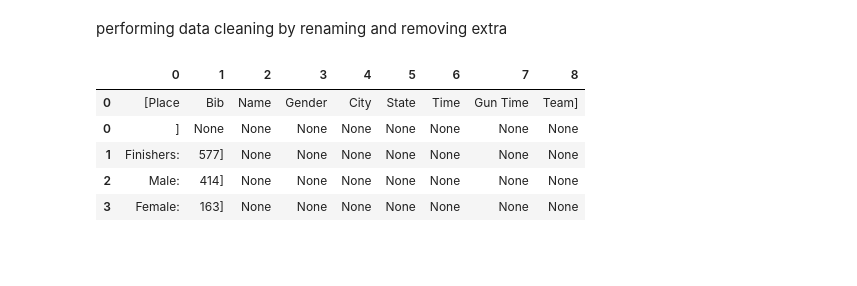
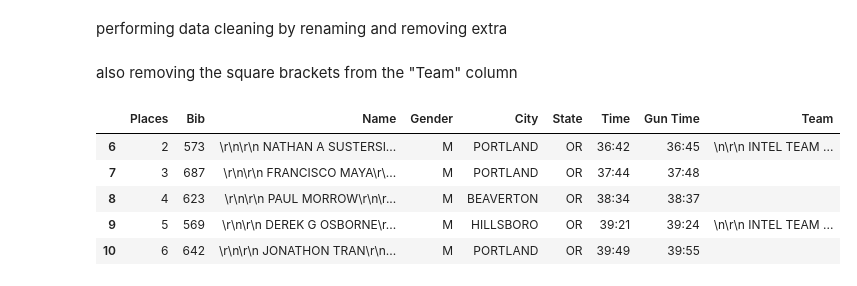
Before and after one commit to Imrkraghu/web-scraping, a Jupyter notebook: web scraping using Beatiful soup part-1_2/webscraping.ipynb, the cells around one changed output. Drawn from its saved outputs; the diff is of its cells as text; code cells hidden in the pictures; blank space fills up the shorter version.

```diff
--- a/web scraping using Beatiful soup part-1_2/webscraping.ipynb
+++ b/web scraping using Beatiful soup part-1_2/webscraping.ipynb
@@ -292,0 +295,3 @@ memory usage: 45.5+ KB
+# %%
+df6 = df5.dropna(axis =0, how = 'any')
+print(df6.head(20))
@@ -292,0 +318,3 @@ memory usage: 45.5+ KB
+# %%
+df7 = df6.drop(df6.index[0])
+df7.head()
@@ -293,16 +328,19 @@ memory usage: 45.5+ KB
 # %% [markdown]
 performing data cleaning by renaming and removing extra
+# %% [markdown]
+also removing the square brackets from the "Team" column
 # %%
 
-df5.rename(columns={'[P5ace': 'Place'},inplace=True)
-df5.rename(columns={' Team]': 'Team'},inplace=True)
-df5.rename(columns={'Gun Time ':'GunTime'},inplace=True)
-df5.rename(columns={'Place':'Places'},inplace=True)
-df5.head()
+df7.rename(columns={'[Place': 'Place'},inplace=True)
+df7.rename(columns={' Team]': 'Team'},inplace=True)
+df7.rename(columns={'Gun Time ':'GunTime'},inplace=True)
+df7.rename(columns={'Place':'Places'},inplace=True)
+df7['Team'] = df7['Team'].str.strip(']')
+df7.head()
 # %% [output]
-|  | 0 | 1 | 2 | 3 | 4 | 5 | 6 | 7 | 8 |
-| 0 | [Place | Bib | Name | Gender | City | State | Time | Gun Time | Team] |
-| 0 | ] | None | None | None | None | None | None | None | None |
-| 1 | Finishers: | 577] | None | None | None | None | None | None | None |
-| 2 | Male: | 414] | None | None | None | None | None | None | None |
-| 3 | Female: | 163] | None | None | None | None | None | None | None |
+|  | Places | Bib | Name | Gender | City | State | Time | Gun Time | Team |
+| 6 | 2 | 573 | \r\n\r\n NATHAN A SUSTERSI... | M | PORTLAND | OR | 36:42 | 36:45 | \n\r\n INTEL TEAM ... |
+| 7 | 3 | 687 | \r\n\r\n FRANCISCO MAYA\r\... | M | PORTLAND | OR | 37:44 | 37:48 |  |
+| 8 | 4 | 623 | \r\n\r\n PAUL MORROW\r\n\r... | M | BEAVERTON | OR | 38:34 | 38:37 |  |
+| 9 | 5 | 569 | \r\n\r\n DEREK G OSBORNE\r... | M | HILLSBORO | OR | 39:21 | 39:24 | \n\r\n INTEL TEAM ... |
+| 10 | 6 | 642 | \r\n\r\n JONATHON TRAN\r\n... | M | PORTLAND | OR | 39:49 | 39:55 |  |
```
Also changed, not shown: parts of 5 cells of this notebook, 2 other files.
